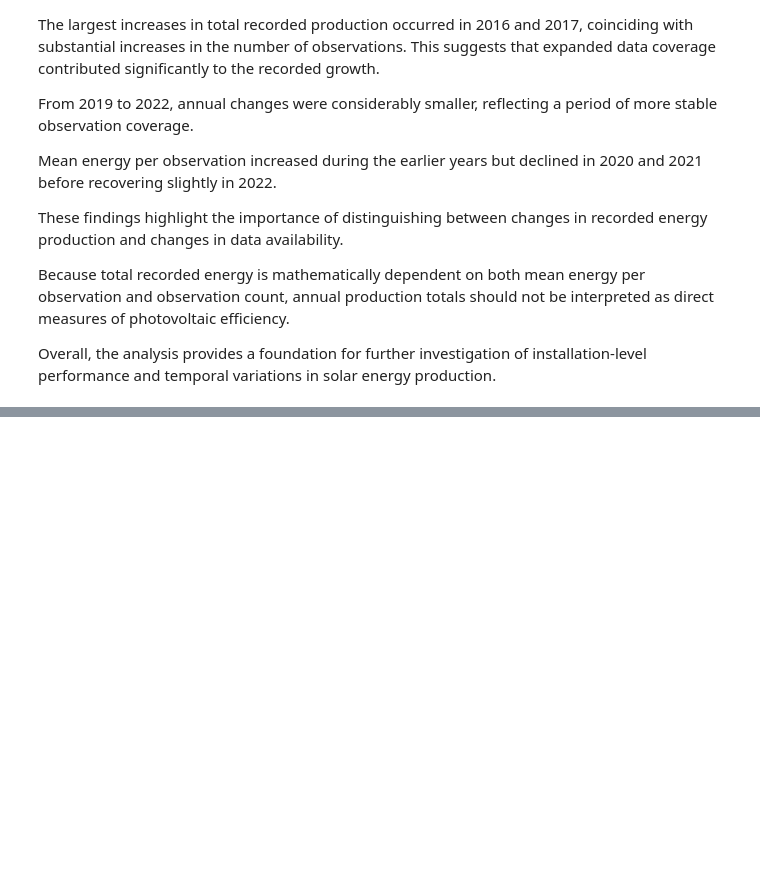
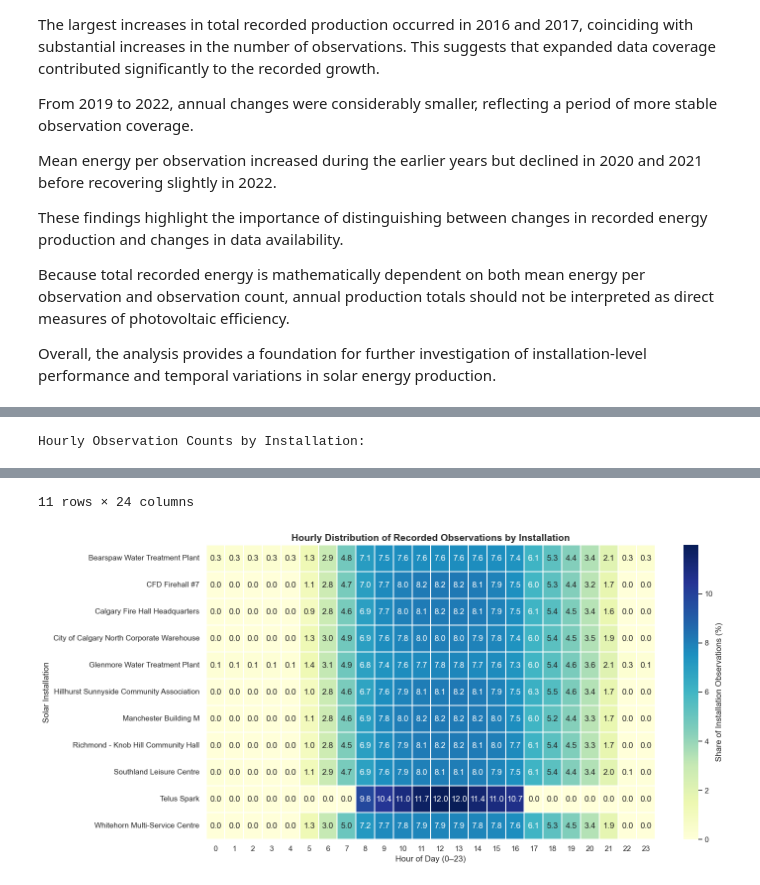
Before and after one commit to damisar/Solar-Energy-Production-Analysis, a Jupyter notebook: notebooks/solar_production_eda.ipynb, the cells around one changed output, grey strips where cells are left out. Drawn from its saved outputs; the diff is of its cells as text; code cells hidden in the pictures; blank space fills up the shorter version.

```diff
--- a/notebooks/solar_production_eda.ipynb
+++ b/notebooks/solar_production_eda.ipynb
@@ -2078,0 +2411,71 @@ temporal variations in solar energy production.
+# %%
+
+# Section 4.5.4 - Installation-Level Hourly Coverage Assessment
+
+import pandas as pd
+import matplotlib.pyplot as plt
+import seaborn as sns
+
+# Use the cleaned dataset
+installation_hourly_df = df_clean.copy()
+
+# Convert the date column to datetime
+installation_hourly_df["date"] = pd.to_datetime(
+    installation_hourly_df["date"],
+    errors="coerce"
+)
+
+# Remove observations with invalid timestamps
+installation_hourly_df = installation_hourly_df.dropna(
+    subset=["date"]
+)
+
+# Extract hour of day
+installation_hourly_df["hour"] = (
+    installation_hourly_df["date"].dt.hour
+)
+
+# Count observations by installation and hour
+installation_hourly_counts = (
+    installation_hourly_df
+    .groupby(["name", "hour"])
+    .size()
+    .unstack(fill_value=0)
+    .reindex(columns=range(24), fill_value=0)
+)
+
+print("Hourly Observation Counts by Installation:")
+display(installation_hourly_counts)
+
+# Convert counts into percentages of each installation's records
+installation_hourly_percent = (
+    installation_hourly_counts
+    .div(installation_hourly_counts.sum(axis=1), axis=0)
+    .mul(100)
+)
+
+# Plot percentage distribution heatmap
+plt.figure(figsize=(15, 7))
+
+sns.heatmap(
+    installation_hourly_percent,
+    cmap="YlGnBu",
+    annot=True,
+    fmt=".1f",
+    linewidths=0.3,
+    cbar_kws={"label": "Share of Installation Observations (%)"}
+)
+
+plt.title(
+    "Hourly Distribution of Recorded Observations by Installation",
+    fontsize=14,
+    fontweight="bold"
+)
+
+plt.xlabel("Hour of Day (0–23)")
+plt.ylabel("Solar Installation")
+
+plt.tight_layout()
+plt.show()
+# %% [output]
+Hourly Observation Counts by Installation:
@@ -2078,0 +2495,2 @@ temporal variations in solar energy production.
+11 rows × 24 columns
+[figure, added]
```
Also changed, not shown: parts of 19 cells of this notebook.
